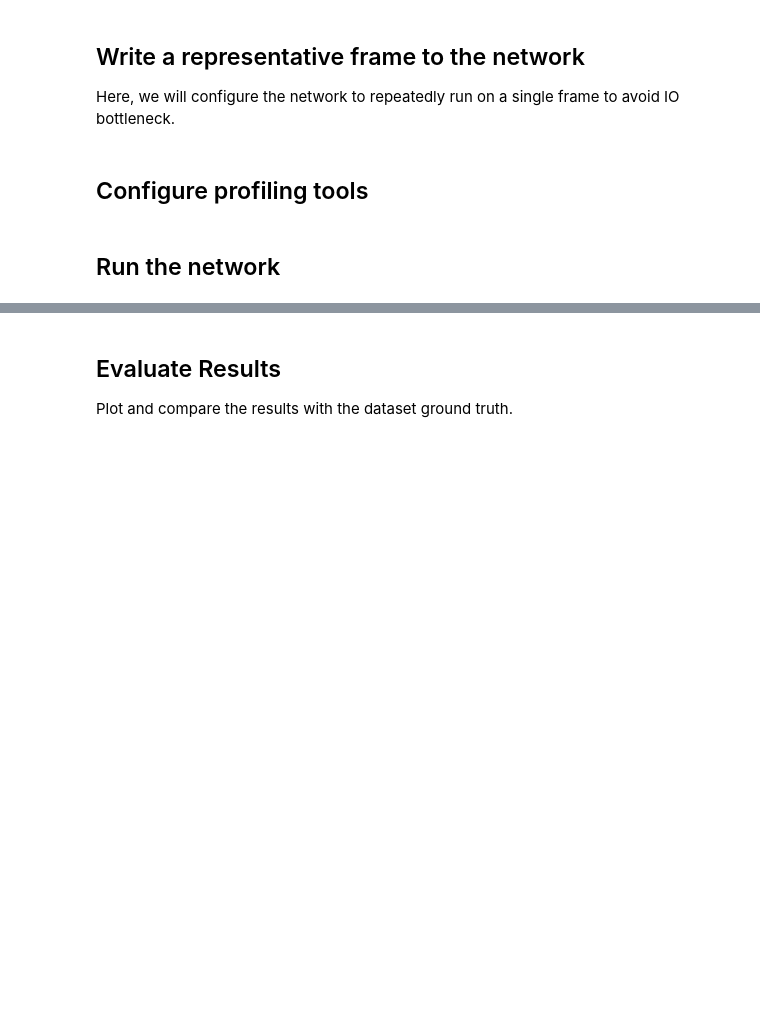
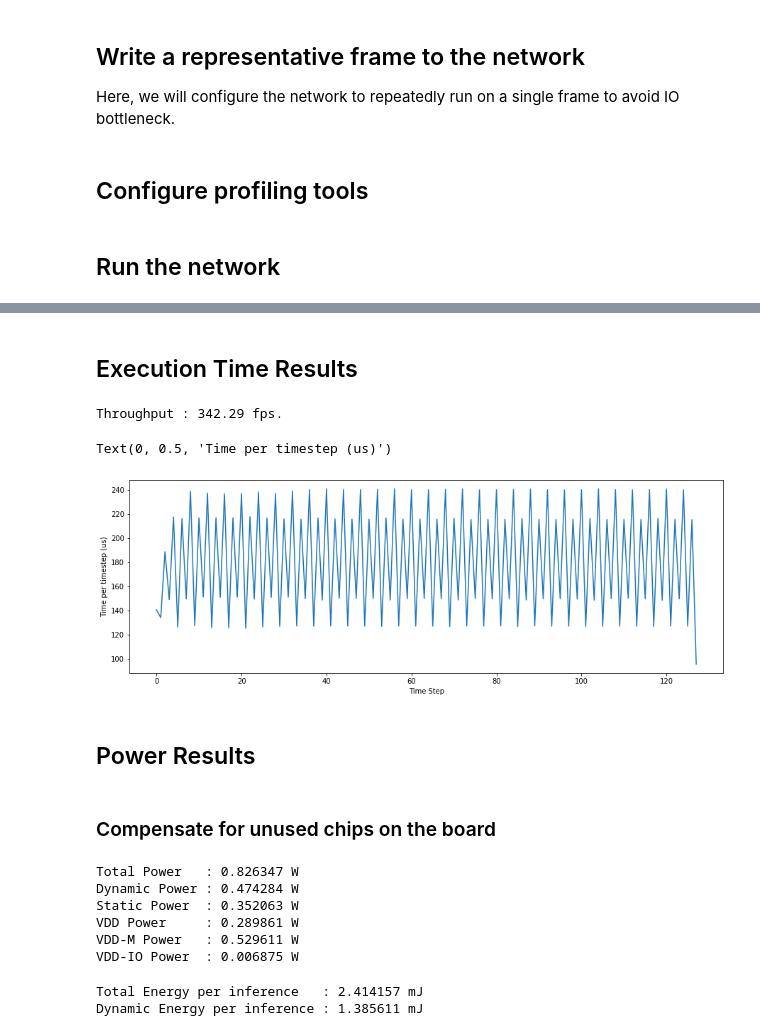
Before and after one commit to lava-nc/lava-dl, a Jupyter notebook: tutorials/lava/lib/dl/netx/pilotnet_snn/benchmark.ipynb, the cells around one changed output, grey strips where cells are left out. Saved outputs shown, nothing was run; the diff lists cells and outputs as text; code cells hidden in the pictures; blank space fills up the shorter version.

```diff
--- a/tutorials/lava/lib/dl/netx/pilotnet_snn/benchmark.ipynb
+++ b/tutorials/lava/lib/dl/netx/pilotnet_snn/benchmark.ipynb
@@ -99,3 +134,0 @@ net.stop()
-# %% [markdown]
-## Evaluate Results
-Plot and compare the results with the dataset ground truth.
@@ -108,0 +135,19 @@ plt.legend()
+# %% [markdown]
+## Execution Time Results
+# %%
+# runtime measurements
+inference_rate = 1e6 / runtime_logger.avg_time_per_step / steps_per_sample
+total_inference_time = num_steps * runtime_logger.avg_time_per_step * 1e-6
+print(f'Throughput : {inference_rate:.2f} fps.')
+# %% [output]
+Throughput : 342.29 fps.
+# %%
+plt.figure(figsize=(15, 5))
+plt.plot(runtime_logger.time_per_step)
+plt.xlabel('Time Step')
+plt.ylabel('Time per timestep (us)')
+# %% [output]
+Text(0, 0.5, 'Time per timestep (us)')
+[figure, added]
+# %% [markdown]
+## Power Results
@@ -108,0 +163,2 @@ plt.legend()
+# %% [markdown]
+### Compensate for unused chips on the board
@@ -108,0 +181,26 @@ plt.legend()
+# %%
+total_power_mean = np.mean(total_power[:num_measurements // 2])
+vdd_p_mean = np.mean(vdd_p[:num_measurements // 2])
+vddm_p_mean = np.mean(vddm_p[:num_measurements // 2])
+vddio_p_mean = np.mean(vddio_p[:num_measurements // 2])
+print(f'Total Power   : {total_power_mean:.6f} W')
+print(f'Dynamic Power : {total_power_mean - static_total_power:.6f} W')
+print(f'Static Power  : {static_total_power:.6f} W')
+print(f'VDD Power     : {vdd_p_mean:.6f} W')
+print(f'VDD-M Power   : {vddm_p_mean:.6f} W')
+print(f'VDD-IO Power  : {vddio_p_mean:.6f} W')
+# %% [output]
+Total Power   : 0.826347 W
+Dynamic Power : 0.474284 W
+Static Power  : 0.352063 W
+VDD Power     : 0.289861 W
+VDD-M Power   : 0.529611 W
+VDD-IO Power  : 0.006875 W
+# %%
+total_energy = total_power_mean / inference_rate
+dynamic_energy = (total_power_mean - static_total_power) / inference_rate
+print(f'Total Energy per inference   : {total_energy * 1e3:.6f} mJ')
+print(f'Dynamic Energy per inference : {dynamic_energy * 1e3:.6f} mJ')
+# %% [output]
+Total Energy per inference   : 2.414157 mJ
+Dynamic Energy per inference : 1.385611 mJ
```
Also changed, not shown: parts of 12 cells of this notebook.
